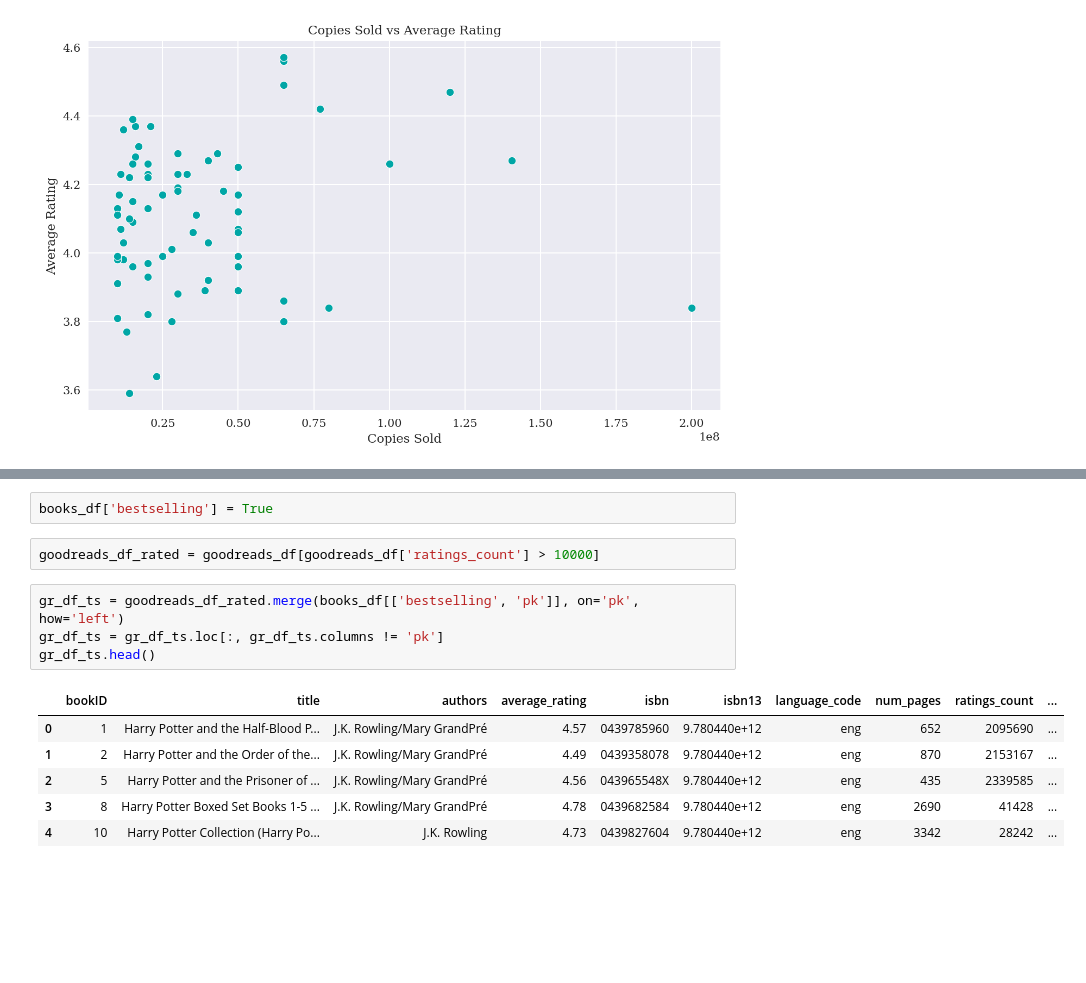
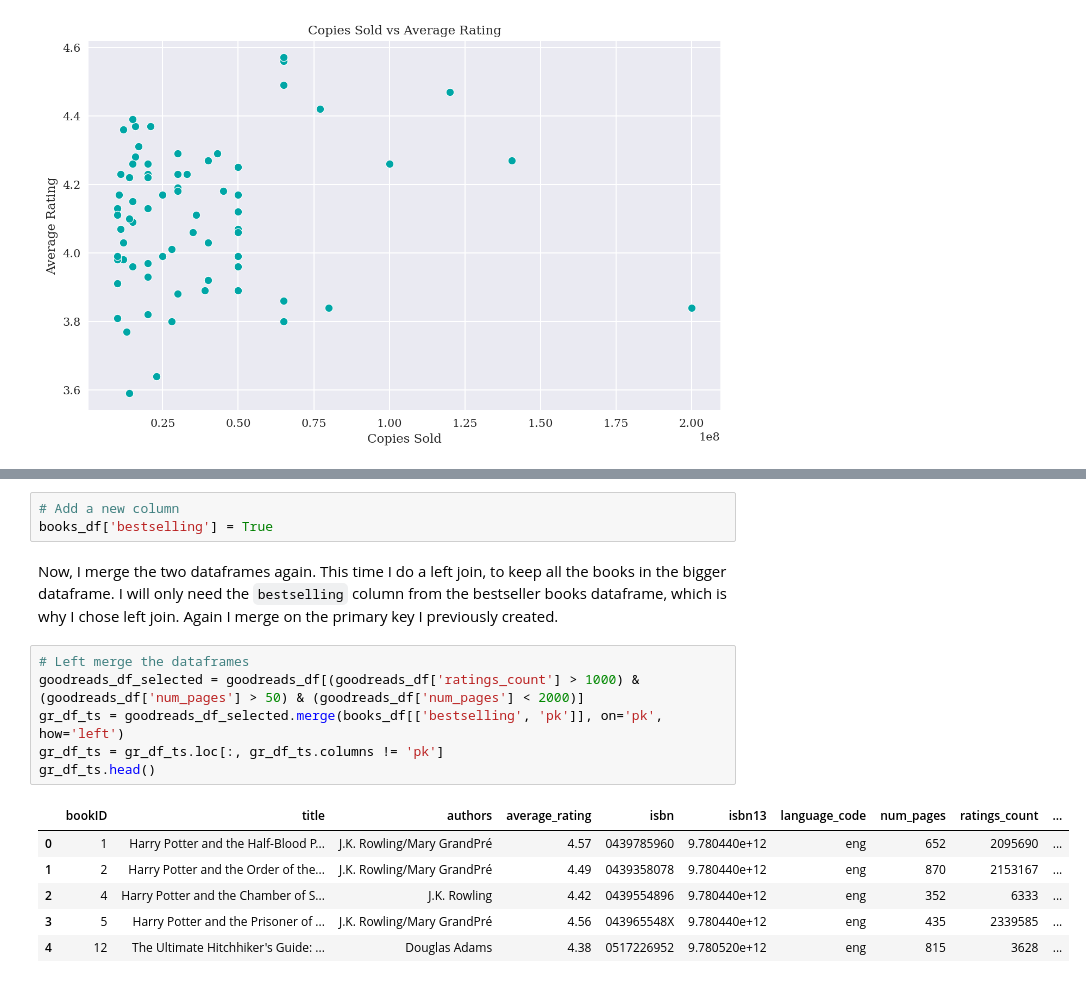
Before and after one commit to alexshah1/DS2500, a Jupyter notebook: Module Assignment 4/Module Assignment 4.ipynb, the cells around one changed output, grey strips where cells are left out. Saved outputs shown, nothing was run; the diff lists cells and outputs as text; blank space fills up the shorter version.

```diff
--- a/Module Assignment 4/Module Assignment 4.ipynb
+++ b/Module Assignment 4/Module Assignment 4.ipynb
@@ -633,15 +650,18 @@ The result of the test shows that there is a quite weak positive correlation bet
 # %%
+# Add a new column
 books_df['bestselling'] = True
-# %%
-goodreads_df_rated = goodreads_df[goodreads_df['ratings_count'] > 10000]
+# %% [markdown]
+Now, I merge the two dataframes again. This time I do a left join, to keep all the books in the bigger dataframe. I will only need the `bestselling` column from the bestseller books dataframe, which is why I chose left join. Again I merge on the primary key I previously created.
 # %%
-gr_df_ts = goodreads_df_rated.merge(books_df[['bestselling', 'pk']], on='pk', how='left')
+# Left merge the dataframes
+goodreads_df_selected = goodreads_df[(goodreads_df['ratings_count'] > 1000) & (goodreads_df['num_pages'] > 50) & (goodreads_df['num_pages'] < 2000)]
+gr_df_ts = goodreads_df_selected.merge(books_df[['bestselling', 'pk']], on='pk', how='left')
 gr_df_ts = gr_df_ts.loc[:, gr_df_ts.columns != 'pk']
 gr_df_ts.head()
 # %% [output]
 |  | bookID | title | authors | average_rating | isbn | isbn13 | language_code | num_pages | ratings_count | ... |
 | 0 | 1 | Harry Potter and the Half-Blood P... | J.K. Rowling/Mary GrandPré | 4.57 | 0439785960 | 9.780440e+12 | eng | 652 | 2095690 | ... |
 | 1 | 2 | Harry Potter and the Order of the... | J.K. Rowling/Mary GrandPré | 4.49 | 0439358078 | 9.780440e+12 | eng | 870 | 2153167 | ... |
-| 2 | 5 | Harry Potter and the Prisoner of ... | J.K. Rowling/Mary GrandPré | 4.56 | 043965548X | 9.780440e+12 | eng | 435 | 2339585 | ... |
-| 3 | 8 | Harry Potter Boxed Set Books 1-5 ... | J.K. Rowling/Mary GrandPré | 4.78 | 0439682584 | 9.780440e+12 | eng | 2690 | 41428 | ... |
-| 4 | 10 | Harry Potter Collection (Harry Po... | J.K. Rowling | 4.73 | 0439827604 | 9.780440e+12 | eng | 3342 | 28242 | ... |
+| 2 | 4 | Harry Potter and the Chamber of S... | J.K. Rowling | 4.42 | 0439554896 | 9.780440e+12 | eng | 352 | 6333 | ... |
+| 3 | 5 | Harry Potter and the Prisoner of ... | J.K. Rowling/Mary GrandPré | 4.56 | 043965548X | 9.780440e+12 | eng | 435 | 2339585 | ... |
+| 4 | 12 | The Ultimate Hitchhiker's Guide: ... | Douglas Adams | 4.38 | 0517226952 | 9.780520e+12 | eng | 815 | 3628 | ... |
```
Also changed, not shown: parts of 145 cells of this notebook, 1 other file.
